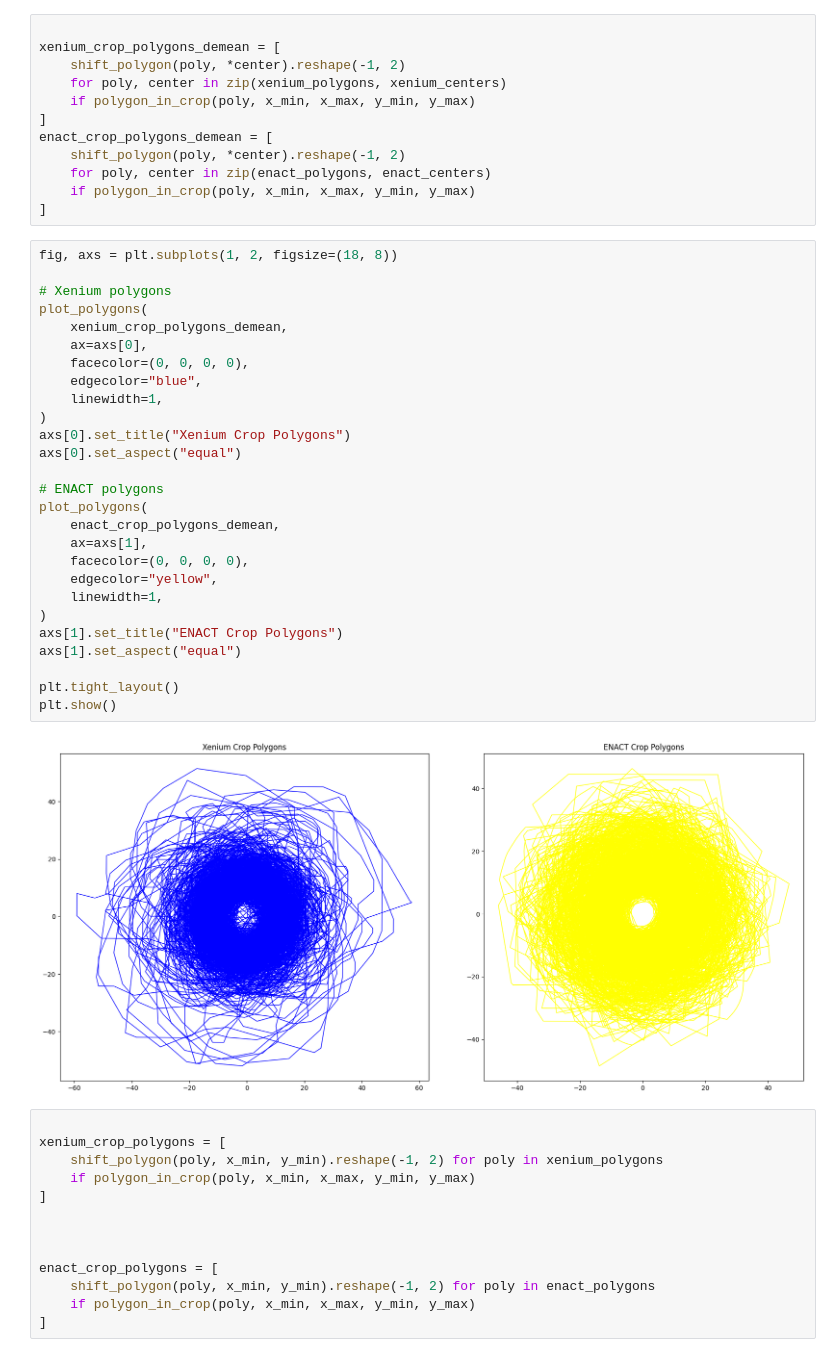
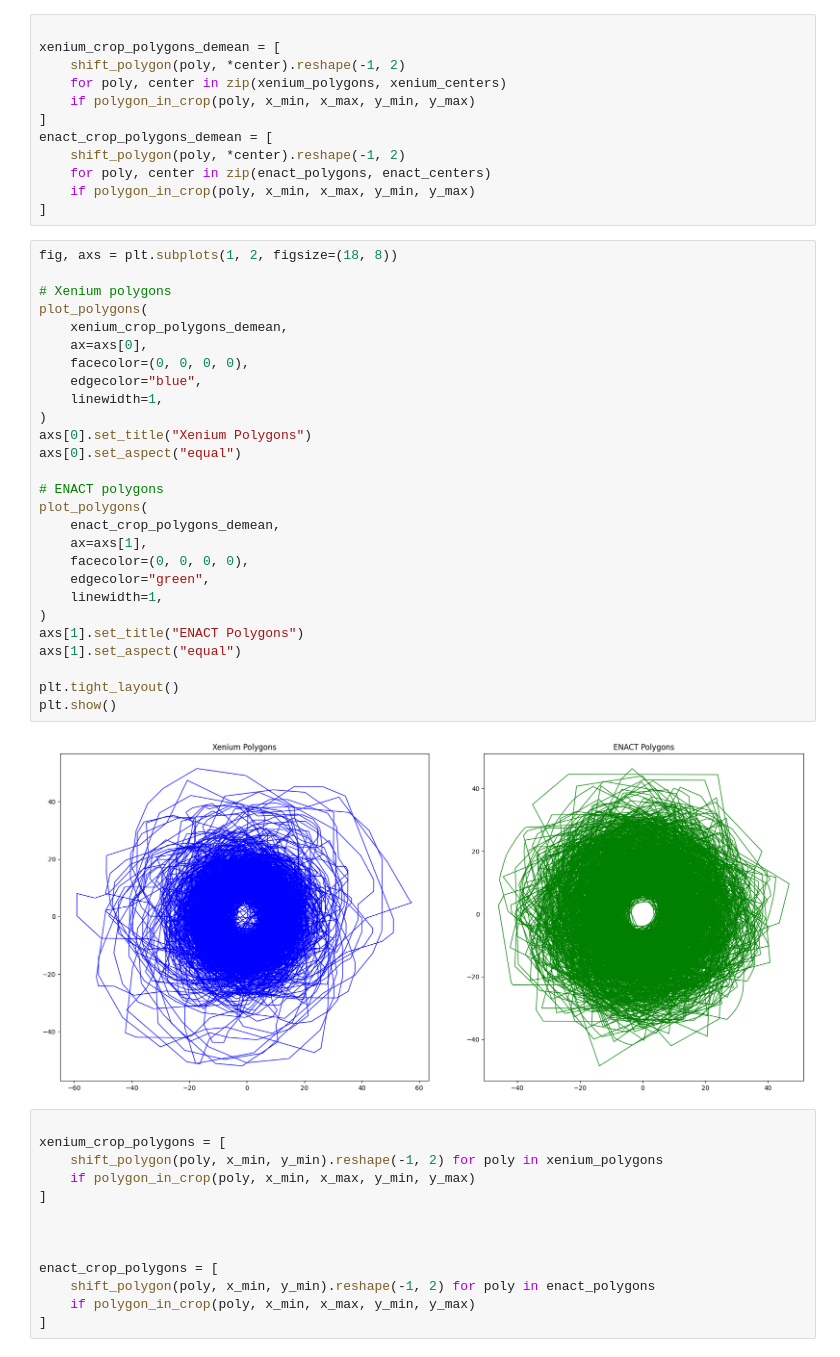
Before and after one commit to RaphaelDeGottardi/MasterThesis, a Jupyter notebook: Xenium Segmentation Transfer/segmentation-comparison.ipynb, the cells around one changed output. Saved outputs shown, nothing was run; the diff lists cells and outputs as text.

```diff
--- a/Xenium Segmentation Transfer/segmentation-comparison.ipynb
+++ b/Xenium Segmentation Transfer/segmentation-comparison.ipynb
@@ -87,32 +88,32 @@ enact_crop_polygons_demean = [
 # %%
 fig, axs = plt.subplots(1, 2, figsize=(18, 8))
 
 # Xenium polygons
 plot_polygons(
     xenium_crop_polygons_demean,
     ax=axs[0],
     facecolor=(0, 0, 0, 0),
     edgecolor="blue",
     linewidth=1,
 )
-axs[0].set_title("Xenium Crop Polygons")
+axs[0].set_title("Xenium Polygons")
 axs[0].set_aspect("equal")
 
 # ENACT polygons
 plot_polygons(
     enact_crop_polygons_demean,
     ax=axs[1],
     facecolor=(0, 0, 0, 0),
-    edgecolor="yellow",
+    edgecolor="green",
     linewidth=1,
 )
-axs[1].set_title("ENACT Crop Polygons")
+axs[1].set_title("ENACT Polygons")
 axs[1].set_aspect("equal")
 
 plt.tight_layout()
 plt.show()
 # %% [output]
-[figure, old version]
+[figure, new version]
 # %%
 
 xenium_crop_polygons = [
```
Also changed, not shown: parts of 4 cells of this notebook, 3 other files.
